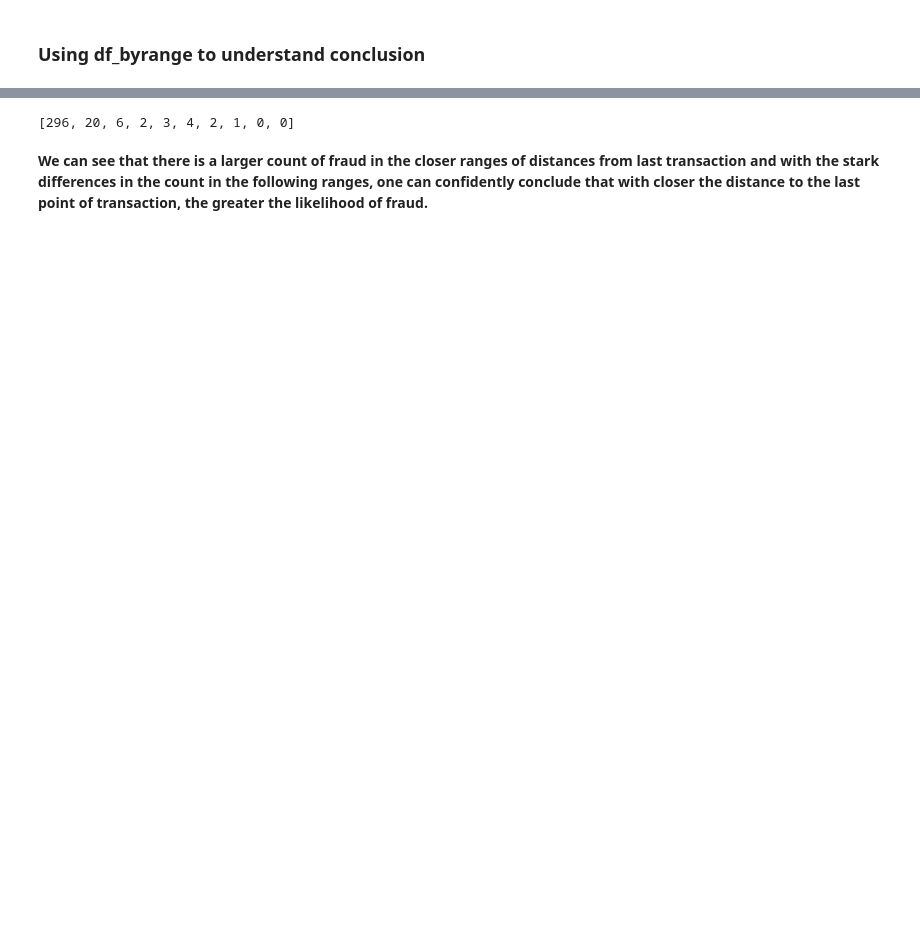
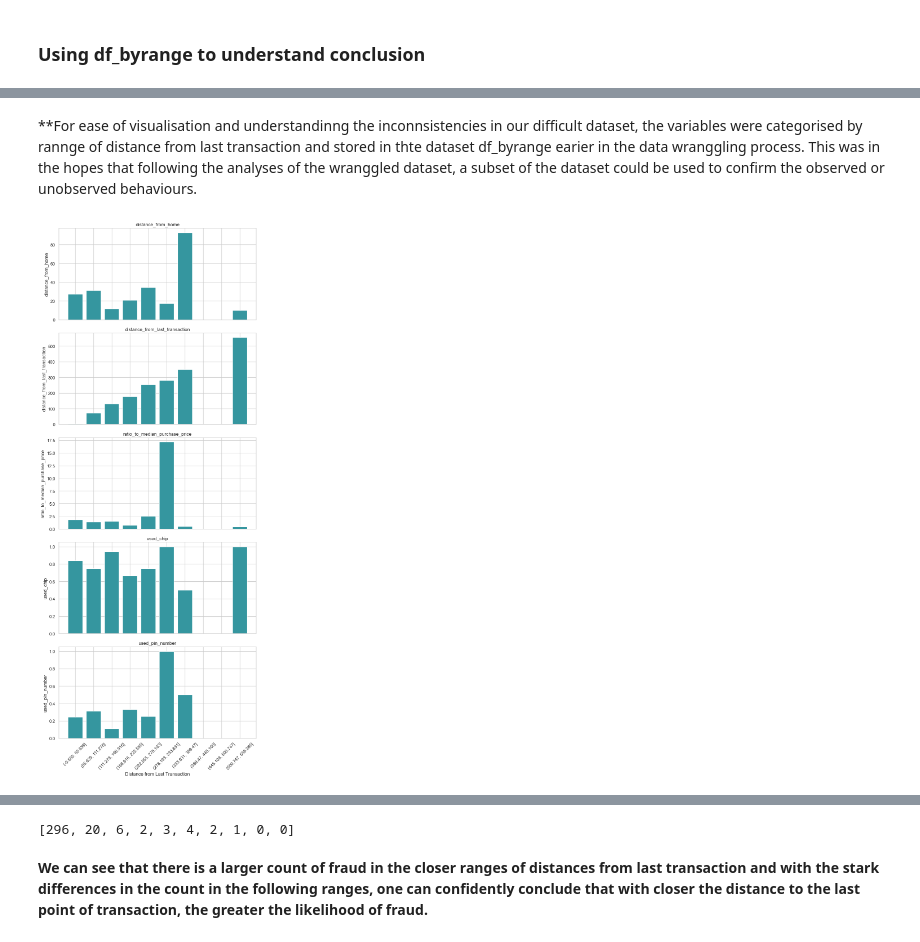
Before and after one commit to KarimKhalil33/CreditCard-Fraud-Data-Analysis, a Jupyter notebook: analysis/analysis1.ipynb, the cells around one changed output, grey strips where cells are left out. Cells and saved outputs as stored; diff of their text form; code cells hidden in the pictures; blank space fills up the shorter version.

```diff
--- a/analysis/analysis1.ipynb
+++ b/analysis/analysis1.ipynb
@@ -345,15 +353,2 @@ plt.show()
 # %% [markdown]
 ### Using df_byrange to understand conclusion
-# %%
-x_labels = df_byrange.index.astype(str)
-
-for col in df_byrange.columns:
-    if col == 'fraud' or col == 'online_order' or col == 'repeat_retailer':
-        continue
-    fig, ax = plt.subplots(figsize=(8,6))
-    ax.bar(x_labels, df_byrange[col], color = '#35969F')
-    ax.set_title(col)
-    ax.set_xlabel('Distance from Last Transaction')
-    ax.set_ylabel(col)
-    plt.xticks(rotation=45)
-    plt.show()
@@ -365,0 +355,17 @@ for col in df_byrange.columns:
+# %% [markdown]
+**For ease of visualisation and understandinng the inconnsistencies in our difficult dataset, the variables were categorised by rannge of distance from last transaction and stored in thte dataset df_byrange earier in the data wranggling process. This was in the hopes that following the analyses of the wranggled dataset, a subset of the dataset could be used to confirm the observed or unobserved behaviours.
+# %%
+x_labels = df_byrange.index.astype(str)
+cols = [col for col in df_byrange.columns if col not in ['fraud', 'online_order', 'repeat_retailer']]
+num_cols = len(cols)
+fig, axs = plt.subplots(num_cols, 1, figsize=(8, 4*num_cols), sharex=True)
+for i, col in enumerate(cols):
+    axs[i].bar(x_labels, df_byrange[col], color='#35969F')
+    axs[i].set_title(col)
+    axs[i].set_ylabel(col)
+    axs[i].tick_params(axis='x', labelrotation=45)
+plt.xlabel('Distance from Last Transaction')
+plt.tight_layout()
+plt.show()
+# %% [output]
+[figure, added]
```
Also changed, not shown: parts of 7 cells of this notebook, 1 other file.
